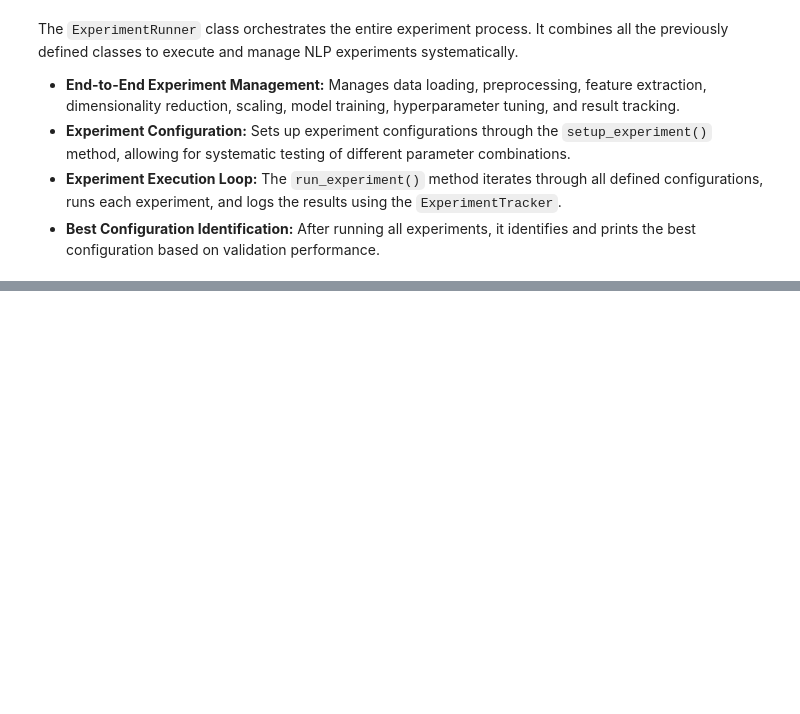
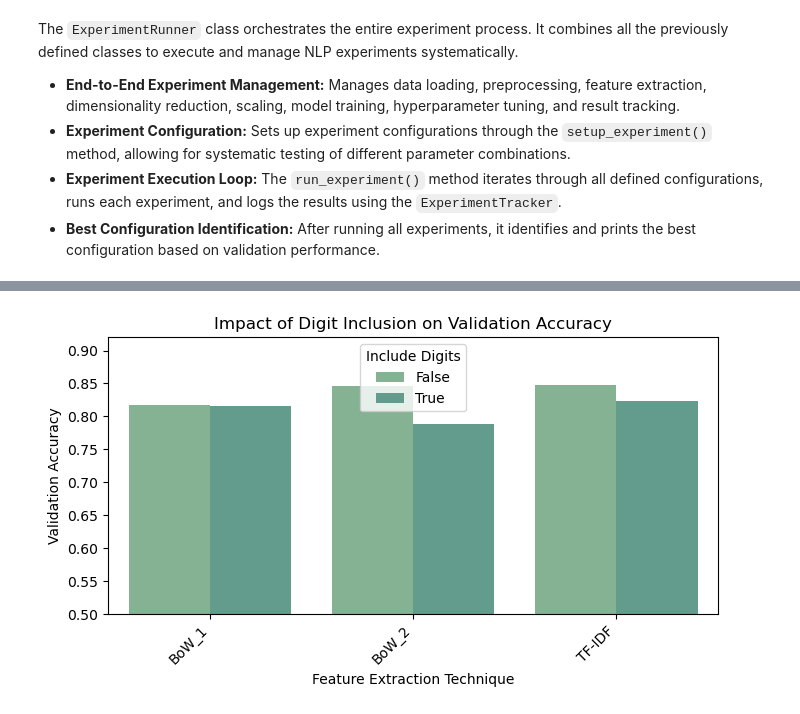
Before and after one commit to franciscopana/M.IA_Natural-Language-Processing, a Jupyter notebook: main.ipynb, the cells around one changed output, grey strips where cells are left out. Drawn from its saved outputs; the diff is of its cells as text; code cells hidden in the pictures; blank space fills up the shorter version.

```diff
--- a/main.ipynb
+++ b/main.ipynb
@@ -1229,0 +1191,14 @@ Processing file: data/train/train_cot.csv
+# %%
+plt.figure(figsize=(7, 4))
+sns.barplot(data=results_df, x='feature_extraction', y='val_score', hue='include_digits', errorbar=None)
+plt.title('Impact of Digit Inclusion on Validation Accuracy')
+plt.ylabel('Validation Accuracy')
+plt.xlabel('Feature Extraction Technique')
+plt.ylim(0.5, 0.92)
+plt.xticks(rotation=45, ha='right')
+plt.legend(title='Include Digits')
+plt.tight_layout()
+plt.savefig('results/plots/val_by_feature_digits.png')
+plt.show()
+# %% [output]
+[figure, added]
```
Also changed, not shown: parts of 22 cells of this notebook, 6 other files.
